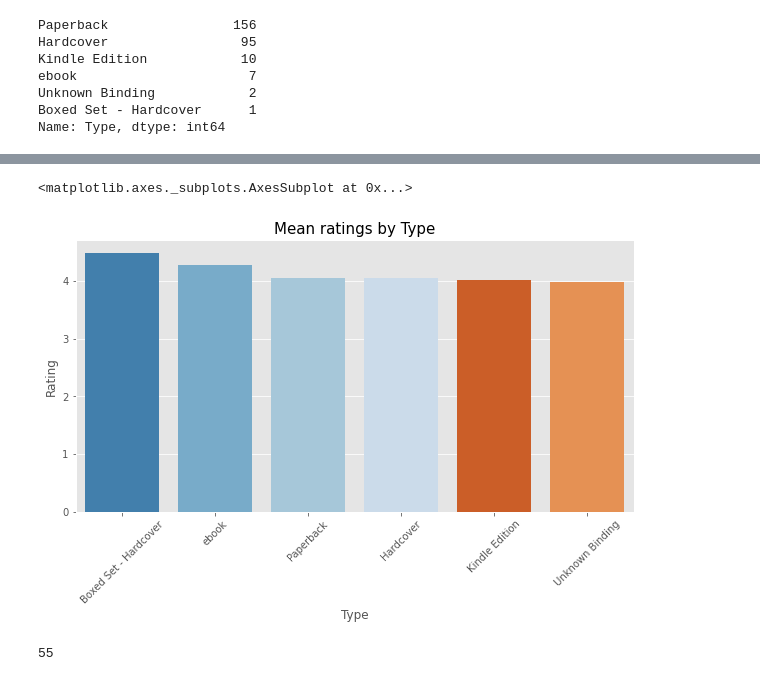
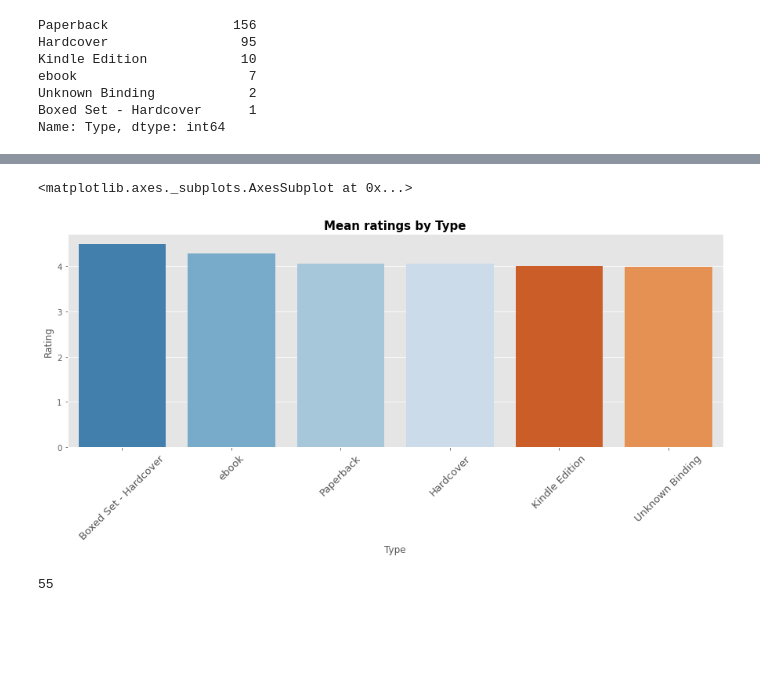
Before and after one commit to codeofarmour/prog_books_da_project, a Jupyter notebook: Books_About_Programming.ipynb, the cells around one changed output, grey strips where cells are left out. Cells and saved outputs as stored; diff of their text form; code cells hidden in the pictures; blank space fills up the shorter version.

```diff
--- a/Books_About_Programming.ipynb
+++ b/Books_About_Programming.ipynb
@@ -15,7 +13,7 @@ import matplotlib.pyplot as plt
 
 # Set default graph size and general appearance
 plt.style.use('ggplot')
-plt.rcParams['figure.figsize'] = (10, 5)
+plt.rcParams['figure.figsize'] = (15, 5)
 plt.rcParams['font.family'] = 'sans-serif'
 # %%
 # Import dataset and store it as a pandas dataframe
@@ -156,16 +156,16 @@ plt.show()
 # %%
 # Plot the mean rating by Type
 mean_of_type = df.groupby('Type').mean().sort_values(by='Rating', ascending = False)
 
 # plt.figure(figsize=(10, 5))
 mean_bar = sns.barplot(x=mean_of_type.index, y = 'Rating', data = mean_of_type, palette = 'tab20c')
-mean_bar.set_title('Mean ratings by Type', fontsize = 15)
-mean_bar.set_xticklabels(mean_bar.get_xticklabels(), rotation = 45, horizontalalignment = 'center')
+mean_bar.set_title('Mean ratings by Type', fontsize = 15, fontweight='bold')
+mean_bar.set_xticklabels(mean_bar.get_xticklabels(), rotation = 45, horizontalalignment = 'center', fontsize=13)
 
 mean_bar
 # %% [output]
 <matplotlib.axes._subplots.AxesSubplot at 0x...>
-[figure, old version]
+[figure, new version]
 # %%
 # Median ratings by Type
 median_of_type = df.groupby('Type').median().sort_values(by='Rating', ascending = False)
```
Also changed, not shown: parts of 15 cells of this notebook.
